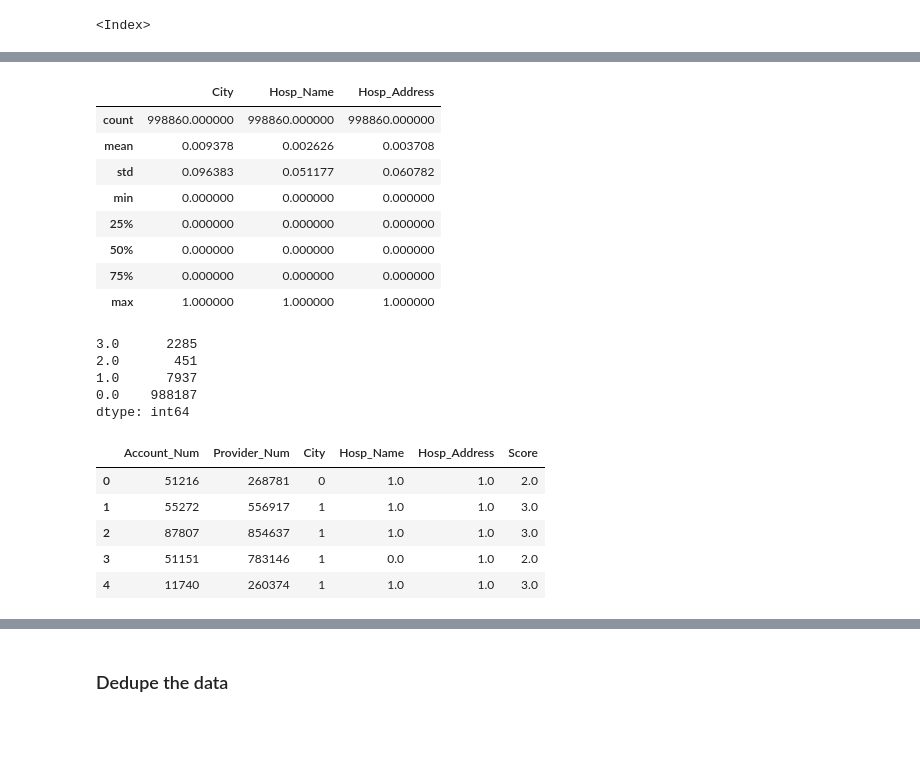
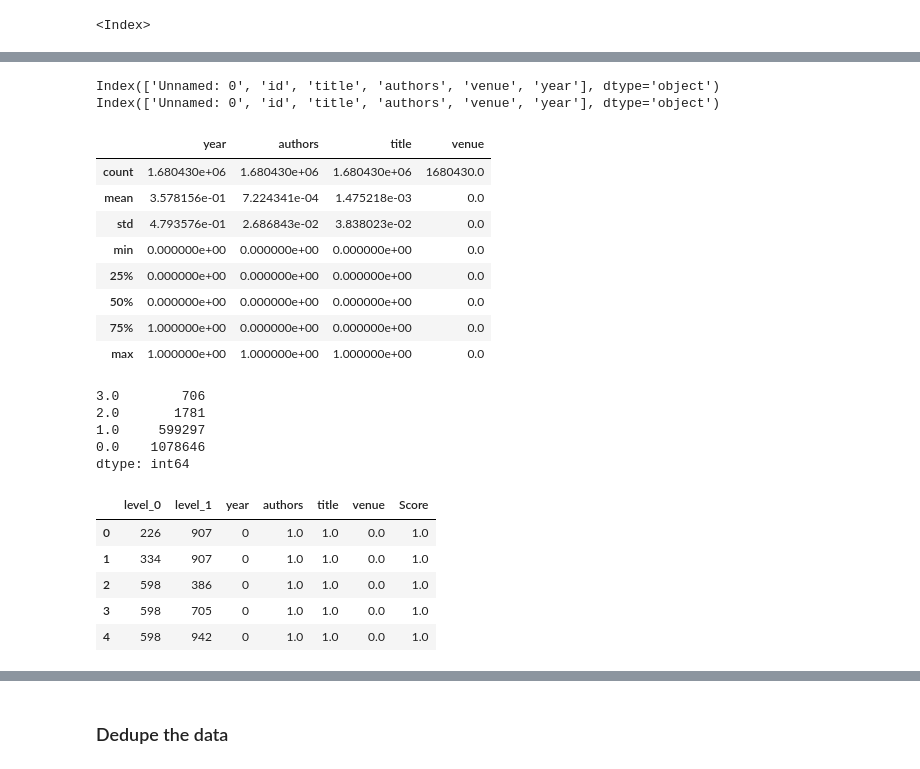
Before and after one commit to theoem/Data-Linkage, a Jupyter notebook: Data-Linkage/Record-Linking-Fuzzy-Matching-Teodoras.ipynb, the cells around one changed output, grey strips where cells are left out. Cells and saved outputs as stored; diff of their text form; code cells hidden in the pictures; blank space fills up the shorter version.

```diff
--- a/Data-Linkage/Record-Linking-Fuzzy-Matching-Teodoras.ipynb
+++ b/Data-Linkage/Record-Linking-Fuzzy-Matching-Teodoras.ipynb
@@ -321 +263,9 @@ hospital_reimbursement = pd.read_csv(
+# %%
+acm_data = pd.read_csv(
+    'https://raw.githubusercontent.com/PaoloMissier/CSC3831-2021-22/main/LINKAGE/DATASETS/ACM.csv'
+)
+dblp_data = pd.read_csv(
+    'https://raw.githubusercontent.com/PaoloMissier/CSC3831-2021-22/main/LINKAGE/DATASETS/dblp.csv',
+    encoding = 'latin_1'
+)
 # %%
@@ -350,7 +298,7 @@ indexer.sortedneighbourhood(left_on='State', right_on='Provider State')
 # %% [output]
 <Index>
 # %%
-candidates = indexer.index(hospital_accounts, hospital_reimbursement)
+candidates = indexer.index(acm_data, dblp_data)
 # %%
 # Let's see how many matches we want to do
 print(len(candidates))
@@ -359,51 +307,62 @@ print(len(candidates))
+# %%
+print(acm_data.columns)
+print(dblp_data.columns)
+# %% [output]
+Index(['Unnamed: 0', 'id', 'title', 'authors', 'venue', 'year'], dtype='object')
+Index(['Unnamed: 0', 'id', 'title', 'authors', 'venue', 'year'], dtype='object')
 # %%
 # Takes 3 minutes using the full index.
 # 14s using sorted neighbor
 # 7s using blocking
 compare = recordlinkage.Compare()
-compare.exact('City', 'Provider City', label='City')
-compare.string('Facility Name',
-               'Provider Name',
+compare.exact('year', 'year', label='year')
+compare.string('authors',
+               'authors',
                threshold=0.85,
-               label='Hosp_Name')
-compare.string('Address',
-               'Provider Street Address',
+               label='authors')
+compare.string('title',
+               'title',
                method='jarowinkler',
                threshold=0.85,
-               label='Hosp_Address')
-features = compare.compute(candidates, hospital_accounts,
-                           hospital_reimbursement)
+               label='title')
+compare.string('venue',
+               'venue',
+               method='jarowinkler',
+               threshold=0.85,
+               label='venue')
+features = compare.compute(candidates, acm_data,
+                           dblp_data)
 # %%
 features.describe()
 # %% [output]
-|  | City | Hosp_Name | Hosp_Address |
-| count | 998860.000000 | 998860.000000 | 998860.000000 |
-| mean | 0.009378 | 0.002626 | 0.003708 |
-| std | 0.096383 | 0.051177 | 0.060782 |
-| min | 0.000000 | 0.000000 | 0.000000 |
-| 25% | 0.000000 | 0.000000 | 0.000000 |
-| 50% | 0.000000 | 0.000000 | 0.000000 |
-| 75% | 0.000000 | 0.000000 | 0.000000 |
-| max | 1.000000 | 1.000000 | 1.000000 |
+|  | year | authors | title | venue |
+| count | 1.680430e+06 | 1.680430e+06 | 1.680430e+06 | 1680430.0 |
+| mean | 3.578156e-01 | 7.224341e-04 | 1.475218e-03 | 0.0 |
+| std | 4.793576e-01 | 2.686843e-02 | 3.838023e-02 | 0.0 |
+| min | 0.000000e+00 | 0.000000e+00 | 0.000000e+00 | 0.0 |
+| 25% | 0.000000e+00 | 0.000000e+00 | 0.000000e+00 | 0.0 |
+| 50% | 0.000000e+00 | 0.000000e+00 | 0.000000e+00 | 0.0 |
+| 75% | 1.000000e+00 | 0.000000e+00 | 0.000000e+00 | 0.0 |
+| max | 1.000000e+00 | 1.000000e+00 | 1.000000e+00 | 0.0 |
 # %%
 # What are the score totals?
 features.sum(axis=1).value_counts().sort_index(ascending=False)
 # %% [output]
-3.0      2285
-2.0       451
-1.0      7937
-0.0    988187
+3.0        706
+2.0       1781
+1.0     599297
+0.0    1078646
 dtype: int64
 # %%
 # Get the potential matches
 potential_matches = features[features.sum(axis=1) > 1].reset_index()
 # %%
-potential_matches['Score'] = potential_matches.loc[:, 'City':'Hosp_Address'].sum(axis=1)
+potential_matches['Score'] = potential_matches.loc[:, 'authors':'authors'].sum(axis=1)
 potential_matches.head()
 # %% [output]
-|  | Account_Num | Provider_Num | City | Hosp_Name | Hosp_Address | Score |
-| 0 | 51216 | 268781 | 0 | 1.0 | 1.0 | 2.0 |
-| 1 | 55272 | 556917 | 1 | 1.0 | 1.0 | 3.0 |
-| 2 | 87807 | 854637 | 1 | 1.0 | 1.0 | 3.0 |
-| 3 | 51151 | 783146 | 1 | 0.0 | 1.0 | 2.0 |
-| 4 | 11740 | 260374 | 1 | 1.0 | 1.0 | 3.0 |
+|  | level_0 | level_1 | year | authors | title | venue | Score |
+| 0 | 226 | 907 | 0 | 1.0 | 1.0 | 0.0 | 1.0 |
+| 1 | 334 | 907 | 0 | 1.0 | 1.0 | 0.0 | 1.0 |
+| 2 | 598 | 386 | 0 | 1.0 | 1.0 | 0.0 | 1.0 |
+| 3 | 598 | 705 | 0 | 1.0 | 1.0 | 0.0 | 1.0 |
+| 4 | 598 | 942 | 0 | 1.0 | 1.0 | 0.0 | 1.0 |
```
Also changed, not shown: parts of 50 cells of this notebook.
